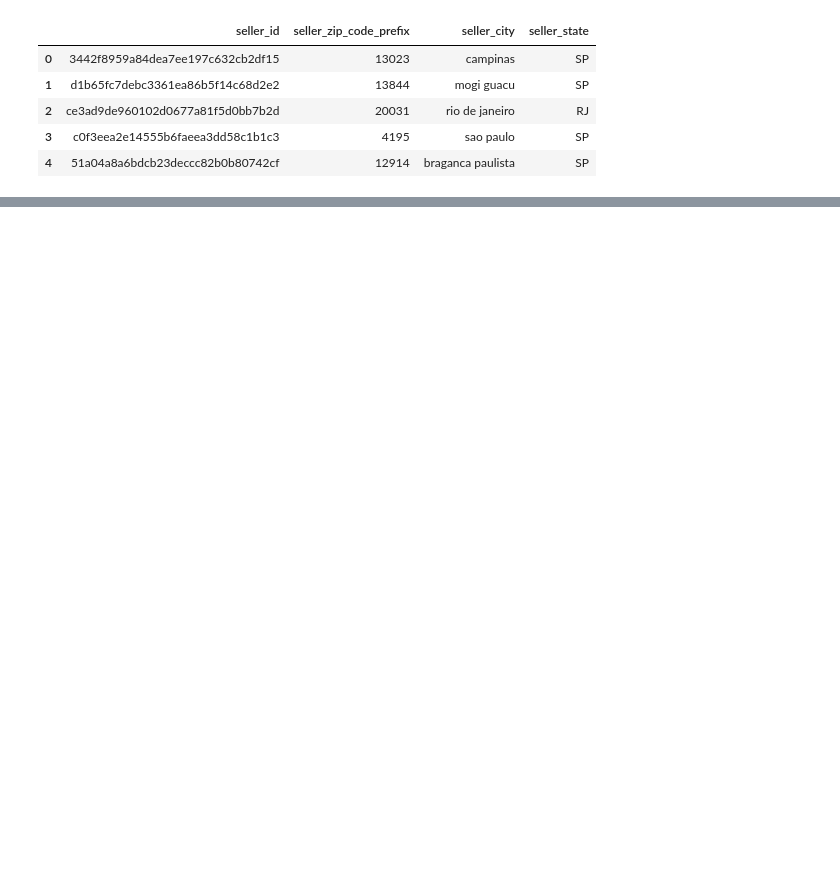
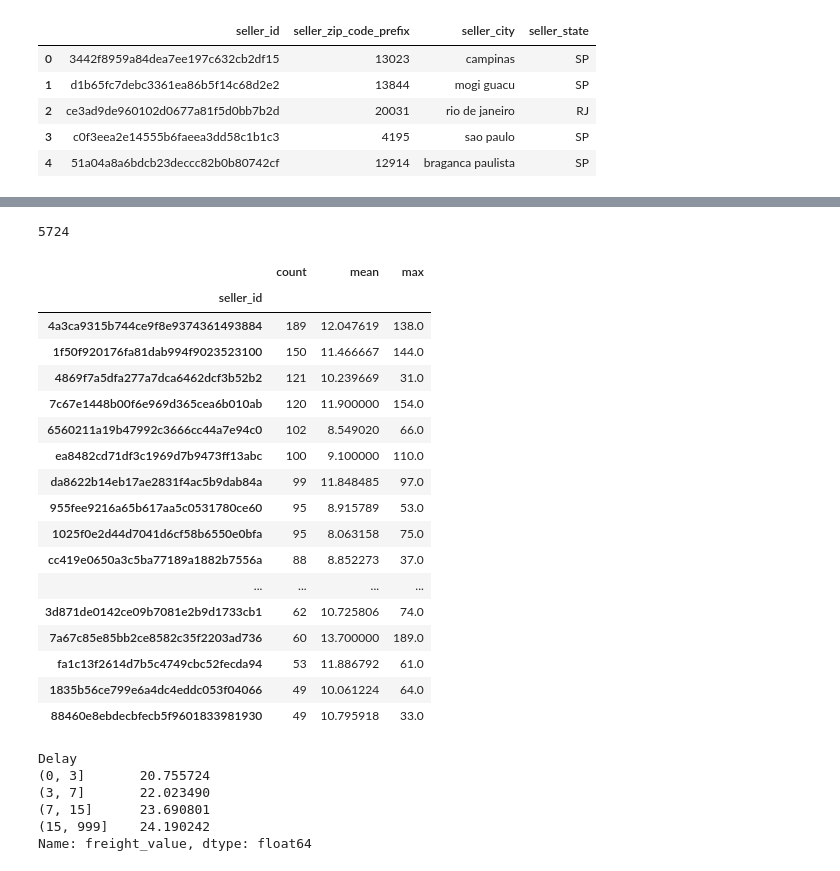
Before and after one commit to RithikDatascientist/works, a Jupyter notebook: learnings/story_telling_insight_analysis/brazill_ecommerce_anlaysis.ipynb, the cells around one changed output, grey strips where cells are left out. Saved outputs shown, nothing was run; the diff lists cells and outputs as text; code cells hidden in the pictures; blank space fills up the shorter version.

```diff
--- a/learnings/story_telling_insight_analysis/brazill_ecommerce_anlaysis.ipynb
+++ b/learnings/story_telling_insight_analysis/brazill_ecommerce_anlaysis.ipynb
@@ -84,0 +115,4 @@ order_dataset[order_dataset["Delay"] > 1]
+# %%
+order = delayed_order_dataset.merge(order_item,on="order_id", how="left")
+order["Delay"] = np.ceil(order["Delay"])
+order.head()
@@ -84,0 +146,36 @@ order_dataset[order_dataset["Delay"] > 1]
+# %%
+len(order[order["Delay"] > 3]["seller_id"])
+# %% [output]
+5724
+# %%
+seller_delay = order.groupby("seller_id")["Delay"].agg(["count","mean","max"])
+seller_delay = seller_delay.sort_values("count", ascending=False)
+seller_delay.head(20)
+# %% [output]
+|  | count | mean | max |
+| seller_id |  |  |  |
+| 4a3ca9315b744ce9f8e9374361493884 | 189 | 12.047619 | 138.0 |
+| 1f50f920176fa81dab994f9023523100 | 150 | 11.466667 | 144.0 |
+| 4869f7a5dfa277a7dca6462dcf3b52b2 | 121 | 10.239669 | 31.0 |
+| 7c67e1448b00f6e969d365cea6b010ab | 120 | 11.900000 | 154.0 |
+| 6560211a19b47992c3666cc44a7e94c0 | 102 | 8.549020 | 66.0 |
+| ea8482cd71df3c1969d7b9473ff13abc | 100 | 9.100000 | 110.0 |
+| da8622b14eb17ae2831f4ac5b9dab84a | 99 | 11.848485 | 97.0 |
+| 955fee9216a65b617aa5c0531780ce60 | 95 | 8.915789 | 53.0 |
+| 1025f0e2d44d7041d6cf58b6550e0bfa | 95 | 8.063158 | 75.0 |
+| cc419e0650a3c5ba77189a1882b7556a | 88 | 8.852273 | 37.0 |
+| ... | ... | ... | ... |
+| 3d871de0142ce09b7081e2b9d1733cb1 | 62 | 10.725806 | 74.0 |
+| 7a67c85e85bb2ce8582c35f2203ad736 | 60 | 13.700000 | 189.0 |
+| fa1c13f2614d7b5c4749cbc52fecda94 | 53 | 11.886792 | 61.0 |
+| 1835b56ce799e6a4dc4eddc053f04066 | 49 | 10.061224 | 64.0 |
+| 88460e8ebdecbfecb5f9601833981930 | 49 | 10.795918 | 33.0 |
+# %%
+order.groupby(pd.cut(order["Delay"], bins=[0,3,7,15,999]))["freight_value"].mean()
+# %% [output]
+Delay
+(0, 3]       20.755724
+(3, 7]       22.023490
+(7, 15]      23.690801
+(15, 999]    24.190242
+Name: freight_value, dtype: float64
```
Also changed, not shown: parts of 5 cells of this notebook.
